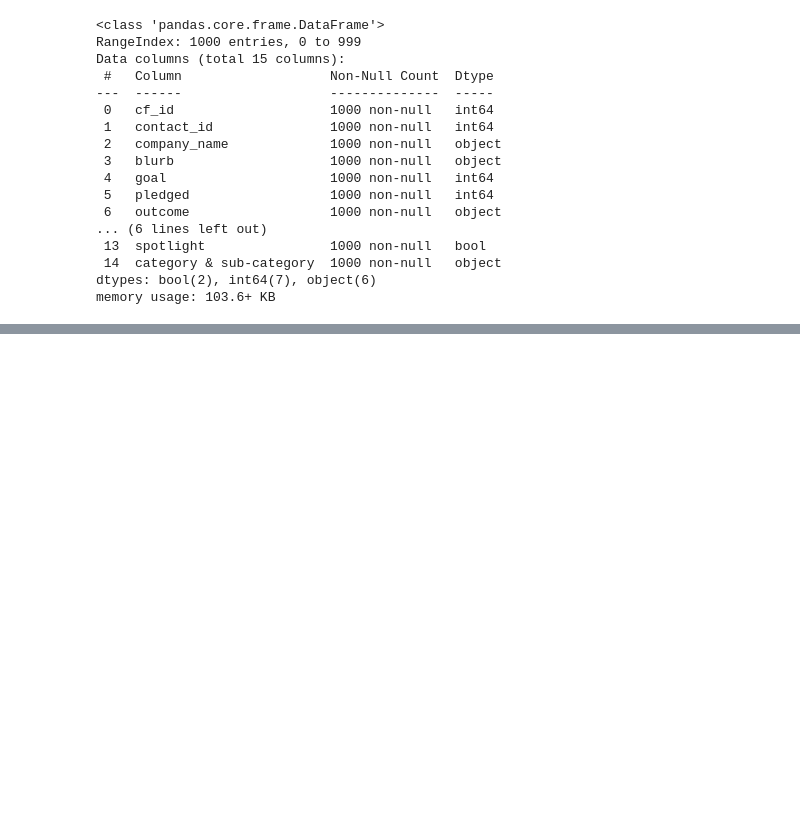
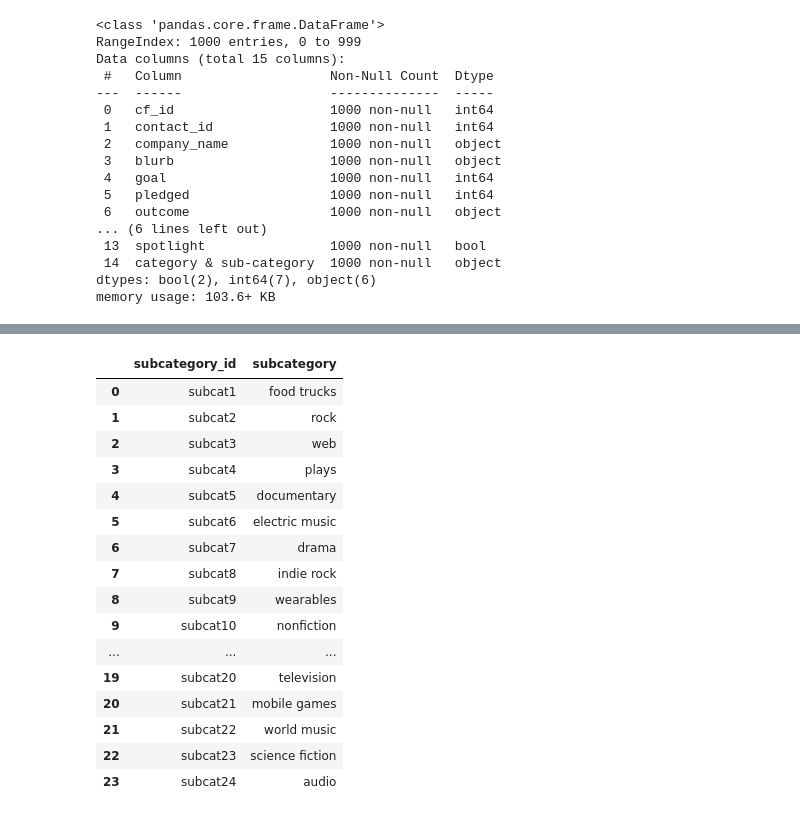
Before and after one commit to jyojay/Crowdfunding_ETL, a Jupyter notebook: ETL_Mini_Project_KTamas.ipynb, the cells around one changed output, grey strips where cells are left out. Drawn from its saved outputs; the diff is of its cells as text; code cells hidden in the pictures; blank space fills up the shorter version.

```diff
--- a/ETL_Mini_Project_KTamas.ipynb
+++ b/ETL_Mini_Project_KTamas.ipynb
@@ -39,0 +73,10 @@ memory usage: 103.6+ KB
+# %%
+# Get the unique categories and subcategories in separate lists.
+categories = crowdfunding_info_df['category'].unique()
+categories = categories.tolist()
+
+subcategories = crowdfunding_info_df['subcategory'].unique()
+subcategories = subcategories.tolist()
+
+print(categories)
+print(subcategories)
@@ -39,0 +93,7 @@ memory usage: 103.6+ KB
+# %%
+# Create numpy arrays from 1-9 for the categories and 1-24 for the subcategories.
+category_ids = np.arange(1, 10)
+subcategory_ids = np.arange(1, 25)
+
+print(category_ids)
+print(subcategory_ids)
@@ -39,0 +103,9 @@ memory usage: 103.6+ KB
+# %%
+# Use a list comprehension to add "cat" to each category_id.
+cat_ids = ["cat"+str(cat) for cat in category_ids]
+
+# Use a list comprehension to add "subcat" to each subcategory_id.
+scat_ids = ["subcat"+str(subcat) for subcat in subcategory_ids]
+
+print(cat_ids)
+print(scat_ids)
@@ -39,0 +115,9 @@ memory usage: 103.6+ KB
+# %%
+# Create a category DataFrame with the category_id array as the category_id and categories list as the category name.
+category_df = pd.DataFrame ({"category_id": cat_ids,
+                              "category": categories})
+
+# Create a category DataFrame with the subcategory_id array as the subcategory_id and subcategories list as the subcategory name.
+
+subcategory_df = pd.DataFrame ({"subcategory_id": scat_ids,
+                              "subcategory": subcategories})
@@ -40 +137,21 @@ memory usage: 103.6+ KB
+# %%
+subcategory_df
+# %% [output]
+|  | subcategory_id | subcategory |
+| 0 | subcat1 | food trucks |
+| 1 | subcat2 | rock |
+| 2 | subcat3 | web |
+| 3 | subcat4 | plays |
+| 4 | subcat5 | documentary |
+| 5 | subcat6 | electric music |
+| 6 | subcat7 | drama |
+| 7 | subcat8 | indie rock |
+| 8 | subcat9 | wearables |
+| 9 | subcat10 | nonfiction |
+| ... | ... | ... |
+| 19 | subcat20 | television |
+| 20 | subcat21 | mobile games |
+| 21 | subcat22 | world music |
+| 22 | subcat23 | science fiction |
+| 23 | subcat24 | audio |
 # %% [markdown]
```
Also changed, not shown: parts of 13 cells of this notebook, 1 other file.
